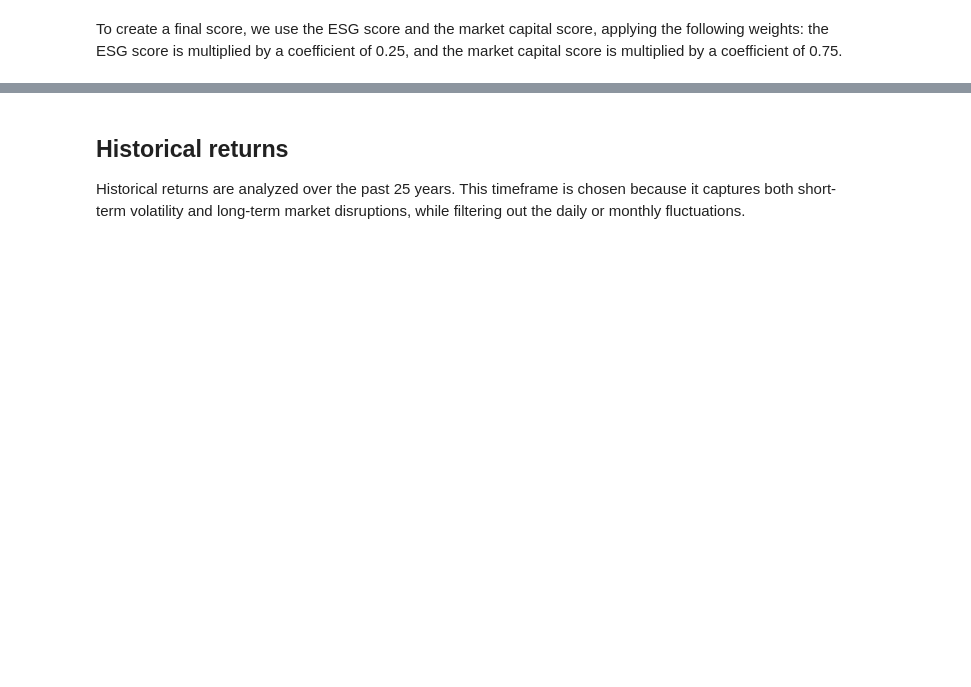
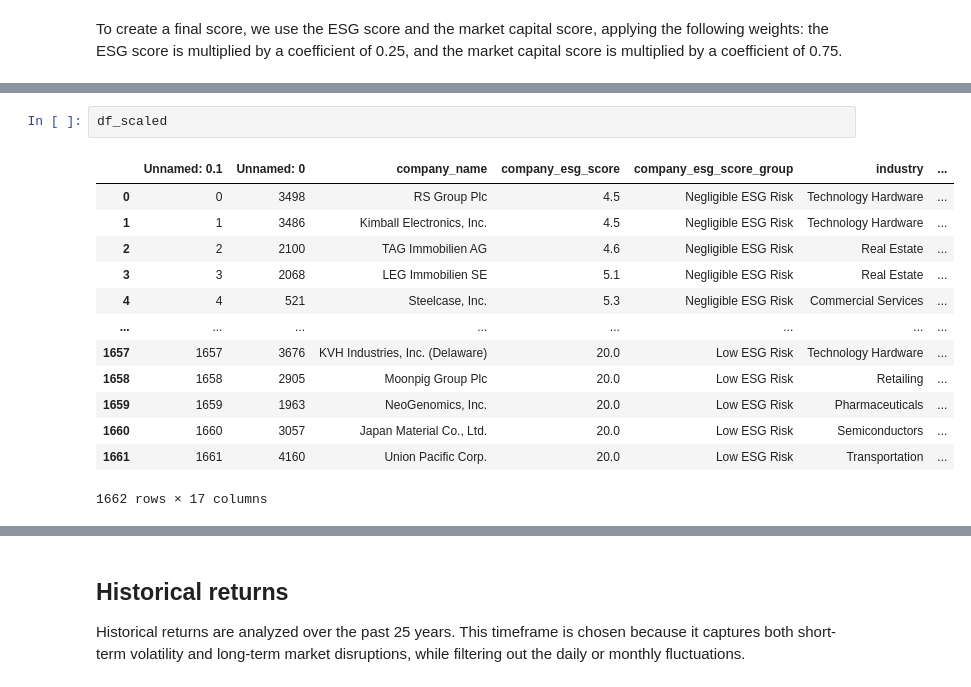
Before and after one commit to Herb-sh/sustainability_portfolio_optimisation, a Jupyter notebook: notebooks/1.2.data_collection_returns.ipynb, the cells around one changed output, grey strips where cells are left out. Drawn from its saved outputs; the diff is of its cells as text; blank space fills up the shorter version.

```diff
--- a/notebooks/1.2.data_collection_returns.ipynb
+++ b/notebooks/1.2.data_collection_returns.ipynb
@@ -326,0 +429,16 @@ df_scaled.sort_values(by='score', ascending=False)
+# %%
+df_scaled
+# %% [output]
+|  | Unnamed: 0.1 | Unnamed: 0 | company_name | company_esg_score | company_esg_score_group | industry | ... |
+| 0 | 0 | 3498 | RS Group Plc | 4.5 | Negligible ESG Risk | Technology Hardware | ... |
+| 1 | 1 | 3486 | Kimball Electronics, Inc. | 4.5 | Negligible ESG Risk | Technology Hardware | ... |
+| 2 | 2 | 2100 | TAG Immobilien AG | 4.6 | Negligible ESG Risk | Real Estate | ... |
+| 3 | 3 | 2068 | LEG Immobilien SE | 5.1 | Negligible ESG Risk | Real Estate | ... |
+| 4 | 4 | 521 | Steelcase, Inc. | 5.3 | Negligible ESG Risk | Commercial Services | ... |
+| ... | ... | ... | ... | ... | ... | ... | ... |
+| 1657 | 1657 | 3676 | KVH Industries, Inc. (Delaware) | 20.0 | Low ESG Risk | Technology Hardware | ... |
+| 1658 | 1658 | 2905 | Moonpig Group Plc | 20.0 | Low ESG Risk | Retailing | ... |
+| 1659 | 1659 | 1963 | NeoGenomics, Inc. | 20.0 | Low ESG Risk | Pharmaceuticals | ... |
+| 1660 | 1660 | 3057 | Japan Material Co., Ltd. | 20.0 | Low ESG Risk | Semiconductors | ... |
+| 1661 | 1661 | 4160 | Union Pacific Corp. | 20.0 | Low ESG Risk | Transportation | ... |
+1662 rows × 17 columns
```
Also changed, not shown: parts of 17 cells of this notebook, 16 other files.
